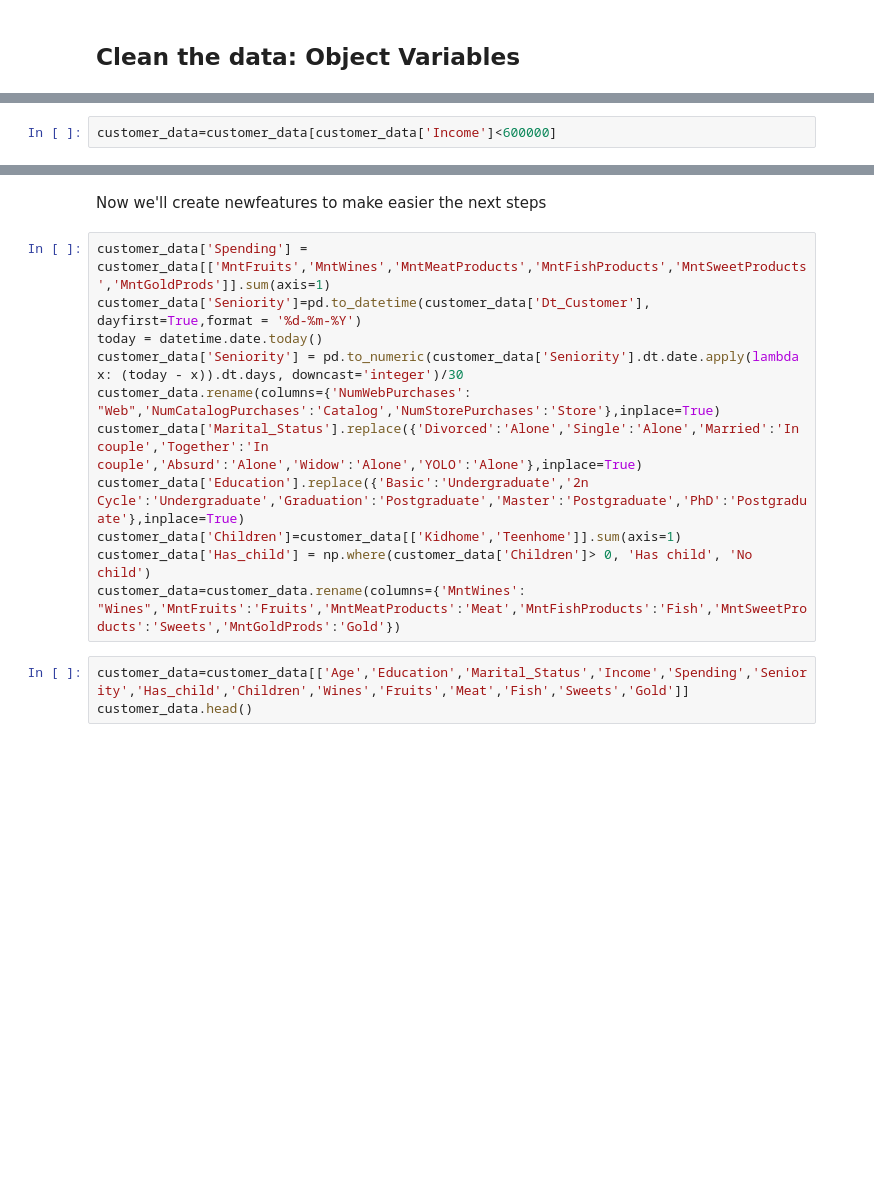
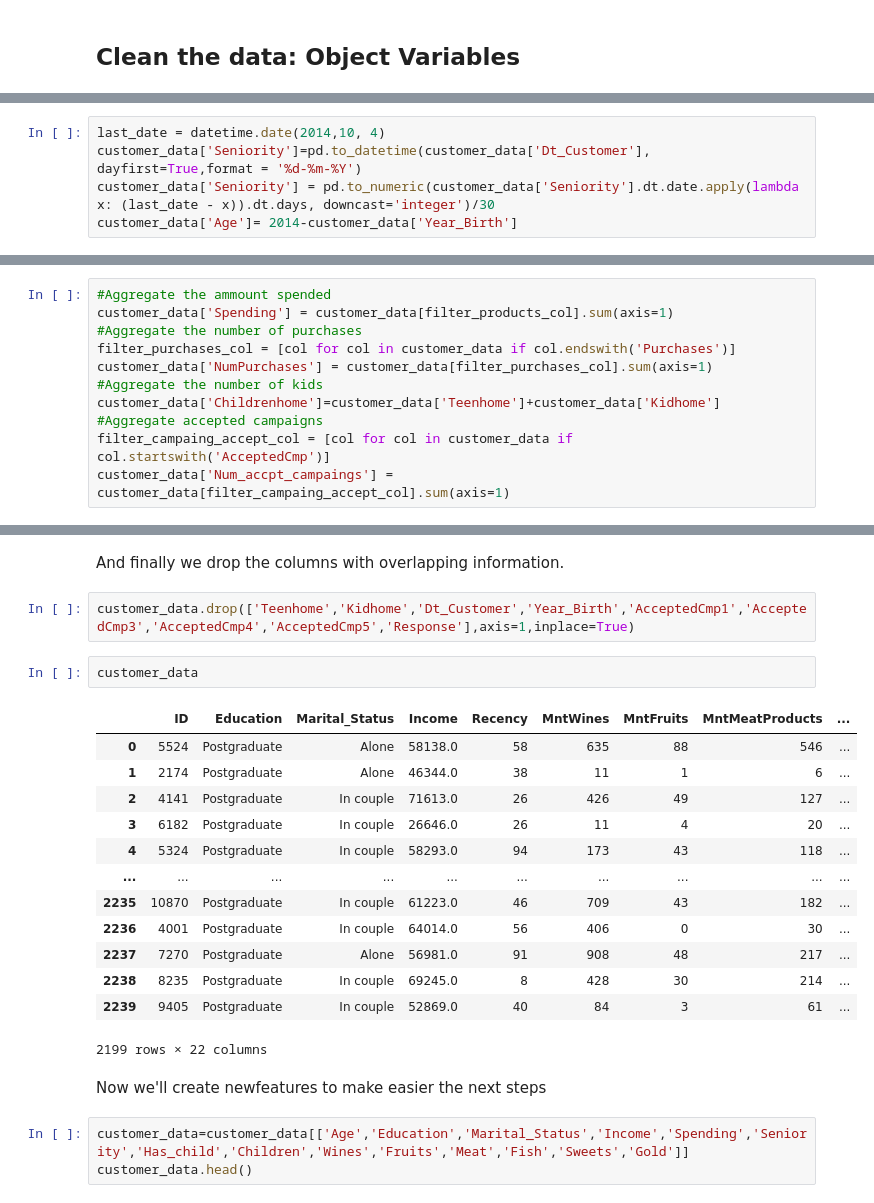
Before and after one commit to auab/Customer-Analysis, a Jupyter notebook: main.ipynb, the cells around one changed output, grey strips where cells are left out. Cells and saved outputs as stored; diff of their text form; blank space fills up the shorter version.

```diff
--- a/main.ipynb
+++ b/main.ipynb
@@ -217,2 +211,0 @@ Also, can be seen that there are some outliers in this column, they will also be
-# %%
-customer_data=customer_data[customer_data['Income']<600000]
@@ -218,0 +242,5 @@ customer_data=customer_data[customer_data['Income']<600000]
+# %%
+last_date = datetime.date(2014,10, 4)
+customer_data['Seniority']=pd.to_datetime(customer_data['Dt_Customer'], dayfirst=True,format = '%d-%m-%Y')
+customer_data['Seniority'] = pd.to_numeric(customer_data['Seniority'].dt.date.apply(lambda x: (last_date - x)).dt.days, downcast='integer')/30
+customer_data['Age']= 2014-customer_data['Year_Birth']
@@ -218,0 +249,11 @@ customer_data=customer_data[customer_data['Income']<600000]
+# %%
+#Aggregate the ammount spended
+customer_data['Spending'] = customer_data[filter_products_col].sum(axis=1)
+#Aggregate the number of purchases
+filter_purchases_col = [col for col in customer_data if col.endswith('Purchases')]
+customer_data['NumPurchases'] = customer_data[filter_purchases_col].sum(axis=1)
+#Aggregate the number of kids
+customer_data['Childrenhome']=customer_data['Teenhome']+customer_data['Kidhome']
+#Aggregate accepted campaigns
+filter_campaing_accept_col = [col for col in customer_data if col.startswith('AcceptedCmp')]
+customer_data['Num_accpt_campaings'] = customer_data[filter_campaing_accept_col].sum(axis=1)
@@ -219,16 +265,25 @@ customer_data=customer_data[customer_data['Income']<600000]
+# %% [markdown]
+And finally we drop the columns with overlapping information.
+# %%
+customer_data.drop(['Teenhome','Kidhome','Dt_Customer','Year_Birth','AcceptedCmp1','AcceptedCmp3','AcceptedCmp4','AcceptedCmp5','Response'],axis=1,inplace=True)
+# %%
+customer_data
+# %% [output]
+|  | ID | Education | Marital_Status | Income | Recency | MntWines | MntFruits | MntMeatProducts | ... |
+| 0 | 5524 | Postgraduate | Alone | 58138.0 | 58 | 635 | 88 | 546 | ... |
+| 1 | 2174 | Postgraduate | Alone | 46344.0 | 38 | 11 | 1 | 6 | ... |
+| 2 | 4141 | Postgraduate | In couple | 71613.0 | 26 | 426 | 49 | 127 | ... |
+| 3 | 6182 | Postgraduate | In couple | 26646.0 | 26 | 11 | 4 | 20 | ... |
+| 4 | 5324 | Postgraduate | In couple | 58293.0 | 94 | 173 | 43 | 118 | ... |
+| ... | ... | ... | ... | ... | ... | ... | ... | ... | ... |
+| 2235 | 10870 | Postgraduate | In couple | 61223.0 | 46 | 709 | 43 | 182 | ... |
+| 2236 | 4001 | Postgraduate | In couple | 64014.0 | 56 | 406 | 0 | 30 | ... |
+| 2237 | 7270 | Postgraduate | Alone | 56981.0 | 91 | 908 | 48 | 217 | ... |
+| 2238 | 8235 | Postgraduate | In couple | 69245.0 | 8 | 428 | 30 | 214 | ... |
+| 2239 | 9405 | Postgraduate | In couple | 52869.0 | 40 | 84 | 3 | 61 | ... |
+2199 rows × 22 columns
 # %% [markdown]
 Now we'll create newfeatures to make easier the next steps
-# %%
-customer_data['Spending'] = customer_data[['MntFruits','MntWines','MntMeatProducts','MntFishProducts','MntSweetProducts','MntGoldProds']].sum(axis=1)
-customer_data['Seniority']=pd.to_datetime(customer_data['Dt_Customer'], dayfirst=True,format = '%d-%m-%Y')
-today = datetime.date.today()
-customer_data['Seniority'] = pd.to_numeric(customer_data['Seniority'].dt.date.apply(lambda x: (today - x)).dt.days, downcast='integer')/30
-customer_data.rename(columns={'NumWebPurchases': "Web",'NumCatalogPurchases':'Catalog','NumStorePurchases':'Store'},inplace=True)
-customer_data['Marital_Status'].replace({'Divorced':'Alone','Single':'Alone','Married':'In couple','Together':'In couple','Absurd':'Alone','Widow':'Alone','YOLO':'Alone'},inplace=True)
-customer_data['Education'].replace({'Basic':'Undergraduate','2n Cycle':'Undergraduate','Graduation':'Postgraduate','Master':'Postgraduate','PhD':'Postgraduate'},inplace=True)
-customer_data['Children']=customer_data[['Kidhome','Teenhome']].sum(axis=1)
-customer_data['Has_child'] = np.where(customer_data['Children']> 0, 'Has child', 'No child')
-customer_data=customer_data.rename(columns={'MntWines': "Wines",'MntFruits':'Fruits','MntMeatProducts':'Meat','MntFishProducts':'Fish','MntSweetProducts':'Sweets','MntGoldProds':'Gold'})
 # %%
 customer_data=customer_data[['Age','Education','Marital_Status','Income','Spending','Seniority','Has_child','Children','Wines','Fruits','Meat','Fish','Sweets','Gold']]
 customer_data.head()
```
Also changed, not shown: parts of 13 cells of this notebook.
